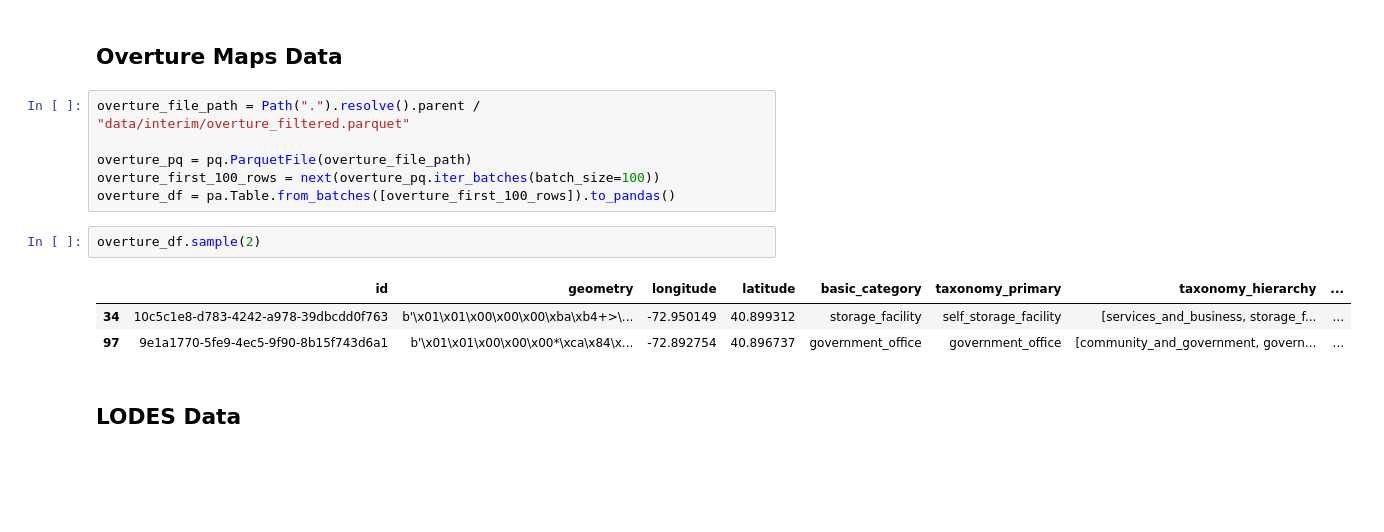
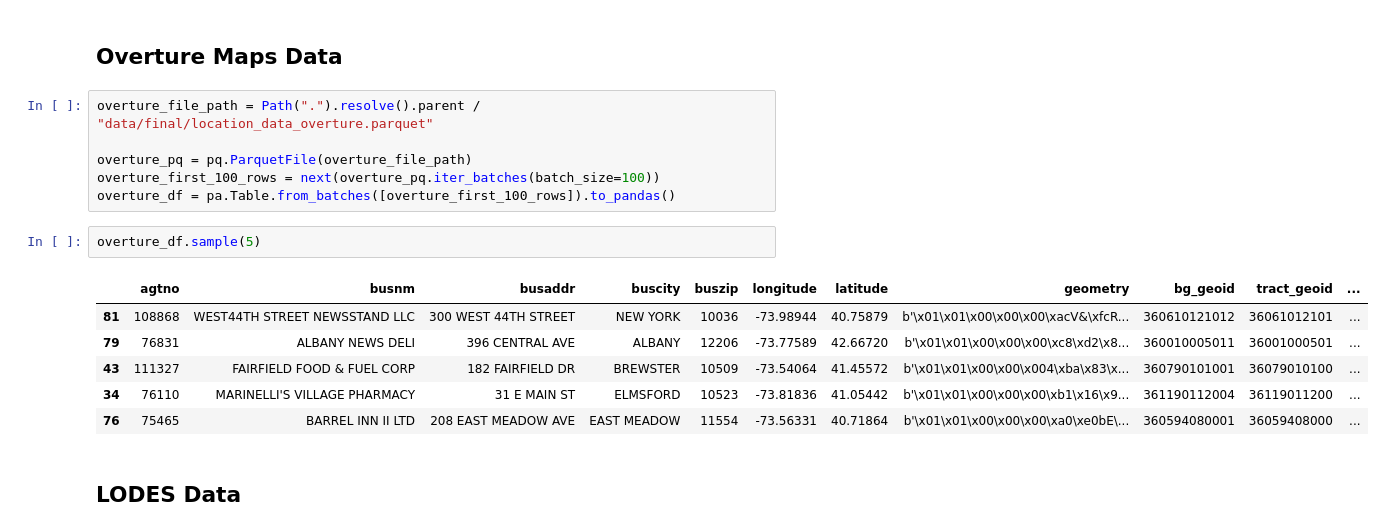
Before and after one commit to Ransommac13/mads_milestone_two, a Jupyter notebook: notebooks/variable_id.ipynb, the cells around one changed output. Cells and saved outputs as stored; diff of their text form; blank space fills up the shorter version.

```diff
--- a/notebooks/variable_id.ipynb
+++ b/notebooks/variable_id.ipynb
@@ -60,17 +60,20 @@ sales_df.sample(5)
 # %% [markdown]
 ## Overture Maps Data
 # %%
-overture_file_path = Path(".").resolve().parent / "data/interim/overture_filtered.parquet"
+overture_file_path = Path(".").resolve().parent / "data/final/location_data_overture.parquet"
 
 overture_pq = pq.ParquetFile(overture_file_path)
 overture_first_100_rows = next(overture_pq.iter_batches(batch_size=100))
 overture_df = pa.Table.from_batches([overture_first_100_rows]).to_pandas()
 # %%
-overture_df.sample(2)
+overture_df.sample(5)
 # %% [output]
-|  | id | geometry | longitude | latitude | basic_category | taxonomy_primary | taxonomy_hierarchy | ... |
-| 34 | 10c5c1e8-d783-4242-a978-39dbcdd0f763 | b'\x01\x01\x00\x00\x00\xba\xb4+>\... | -72.950149 | 40.899312 | storage_facility | self_storage_facility | [services_and_business, storage_f... | ... |
-| 97 | 9e1a1770-5fe9-4ec5-9f90-8b15f743d6a1 | b'\x01\x01\x00\x00\x00*\xca\x84\x... | -72.892754 | 40.896737 | government_office | government_office | [community_and_government, govern... | ... |
+|  | agtno | busnm | busaddr | buscity | buszip | longitude | latitude | geometry | bg_geoid | tract_geoid | ... |
+| 81 | 108868 | WEST44TH STREET NEWSSTAND LLC | 300 WEST 44TH STREET | NEW YORK | 10036 | -73.98944 | 40.75879 | b'\x01\x01\x00\x00\x00\xacV&\xfcR... | 360610121012 | 36061012101 | ... |
+| 79 | 76831 | ALBANY NEWS DELI | 396 CENTRAL AVE | ALBANY | 12206 | -73.77589 | 42.66720 | b'\x01\x01\x00\x00\x00\xc8\xd2\x8... | 360010005011 | 36001000501 | ... |
+| 43 | 111327 | FAIRFIELD FOOD & FUEL CORP | 182 FAIRFIELD DR | BREWSTER | 10509 | -73.54064 | 41.45572 | b'\x01\x01\x00\x00\x004\xba\x83\x... | 360790101001 | 36079010100 | ... |
+| 34 | 76110 | MARINELLI'S VILLAGE PHARMACY | 31 E MAIN ST | ELMSFORD | 10523 | -73.81836 | 41.05442 | b'\x01\x01\x00\x00\x00\xb1\x16\x9... | 361190112004 | 36119011200 | ... |
+| 76 | 75465 | BARREL INN II LTD | 208 EAST MEADOW AVE | EAST MEADOW | 11554 | -73.56331 | 40.71864 | b'\x01\x01\x00\x00\x00\xa0\xe0bE\... | 360594080001 | 36059408000 | ... |
 # %% [markdown]
 ## LODES Data
 # %%
```
Also changed, not shown: parts of 9 cells of this notebook.
